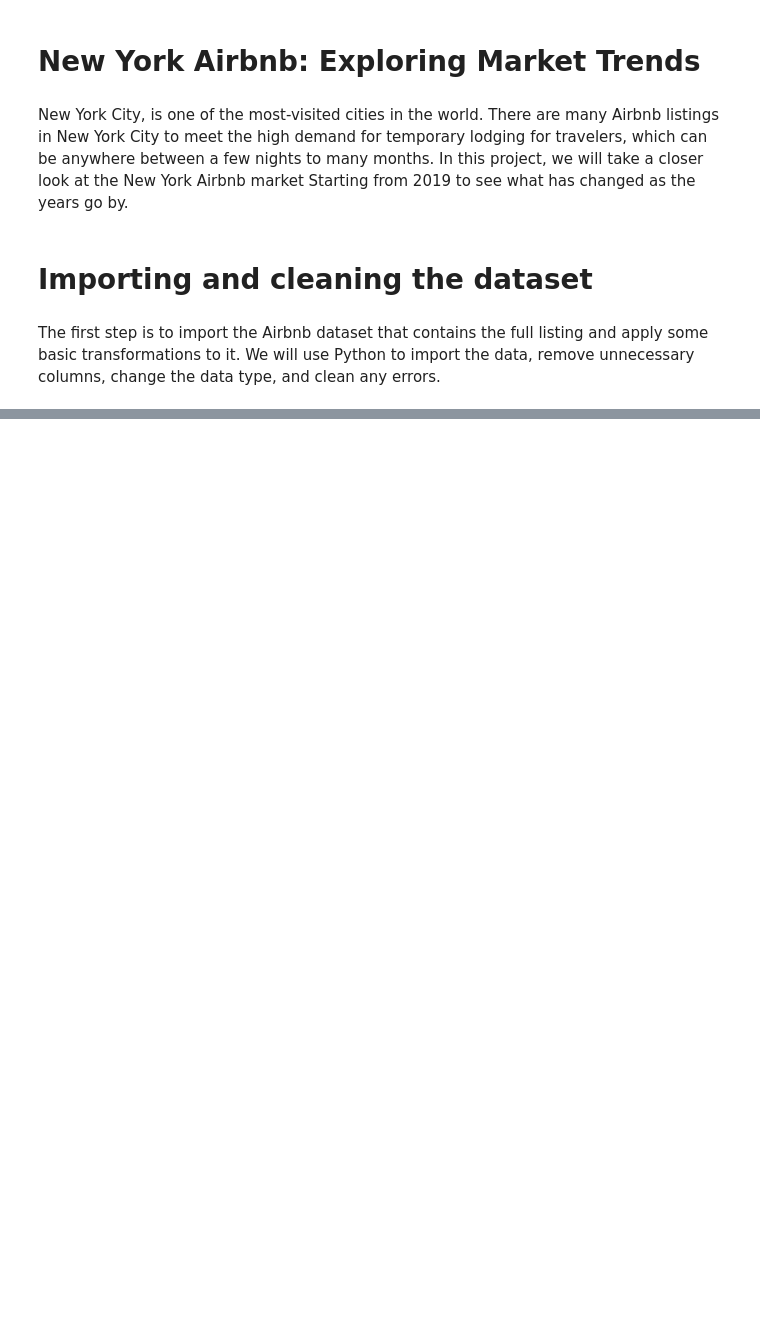
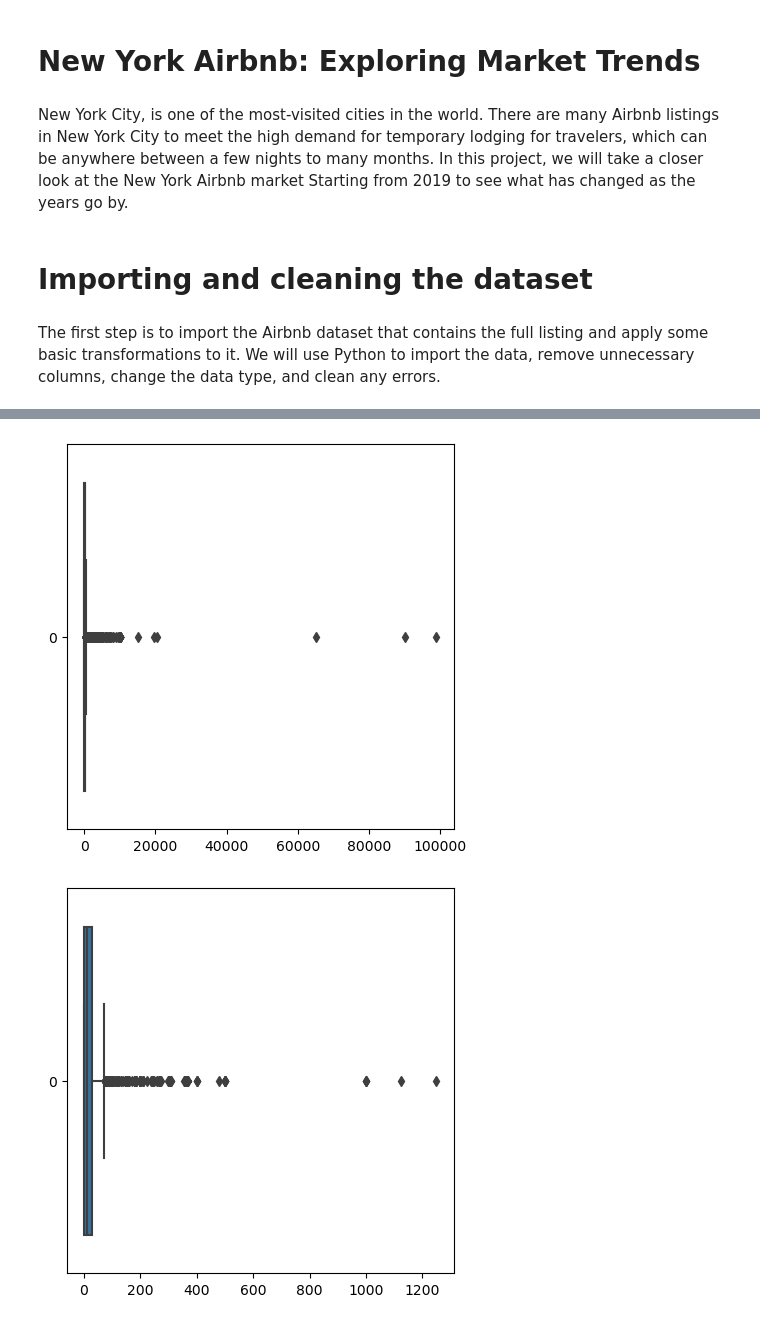
Before and after one commit to emmy-1/NYC-Airbnb-Market-, a Jupyter notebook: Full NewYork Airbnb.ipynb, the cells around one changed output, grey strips where cells are left out. Drawn from its saved outputs; the diff is of its cells as text; code cells hidden in the pictures; blank space fills up the shorter version.

Commit message:
Outliers

```diff
--- a/Full NewYork Airbnb.ipynb
+++ b/Full NewYork Airbnb.ipynb
@@ -51,0 +65,4 @@ New_York_Airbnb24_23.head()
+# %%
+Dataset = Replace_col_name(D2024, 'neighbourhood_cleansed', 'neighbourhood')
+NewYork24 = Replace_col_name(Dataset, 'neighbourhood_group_cleansed', 'neighbourhood_group')
+NewYork24
@@ -51,0 +85,4 @@ New_York_Airbnb24_23.head()
+# %%
+Dataset = Replace_col_name(D2023, 'neighbourhood_cleansed', 'neighbourhood')
+NewYork23 = Replace_col_name(Dataset, 'neighbourhood_group_cleansed', 'neighbourhood_group')
+NewYork23
@@ -51,0 +152,14 @@ New_York_Airbnb24_23.head()
+# %%
+NewYork24_v1 = pd.to_datetime(NewYork24['last_review'])
+
+def Astype(Dataset, column, new_type):
+    """
+    This function changes the data type of a column in a DataFrame.
+    """
+    Dataset[column] = Dataset[column].astype(new_type)
+    return Dataset
+
+NewYork24_v2 = Astype(NewYork24, 'neighbourhood', 'category')
+NewYork24_v3 = Astype(NewYork24_v2, 'neighbourhood_group', 'category')
+NewYork24_v4 = Astype(NewYork24_v3, 'room_type', 'category')
+NewYork24_v5 = Astype(NewYork24_v4, 'property_type', 'category')
@@ -51,0 +231,10 @@ New_York_Airbnb24_23.head()
+# %%
+def Drop_Columns(Dataset, column):
+    """
+    This function drops columns from a DataFrame.
+    """
+    Dataset = Dataset.drop(columns=column)
+    return Dataset
+
+Newyork24 = Drop_Columns(NewYork24, 'last_review')
+NewYorkdata24 = Drop_Columns(Newyork24, 'reviews_per_month')
@@ -51,0 +297,10 @@ New_York_Airbnb24_23.head()
+# %%
+Outliers = ['price', 'minimum_nights', 'number_of_reviews', 'calculated_host_listings_count']
+for col in Outliers:
+    if col in NewYorkdata24.columns:
+        plt.figure(figsize=(5, 5))
+        sns.boxplot(NewYork24_v5[col], orient='h')
+        plt.show()
+# %% [output]
+[figure, added]
+[figure, added]
```
Also changed, not shown: parts of 28 cells of this notebook.
